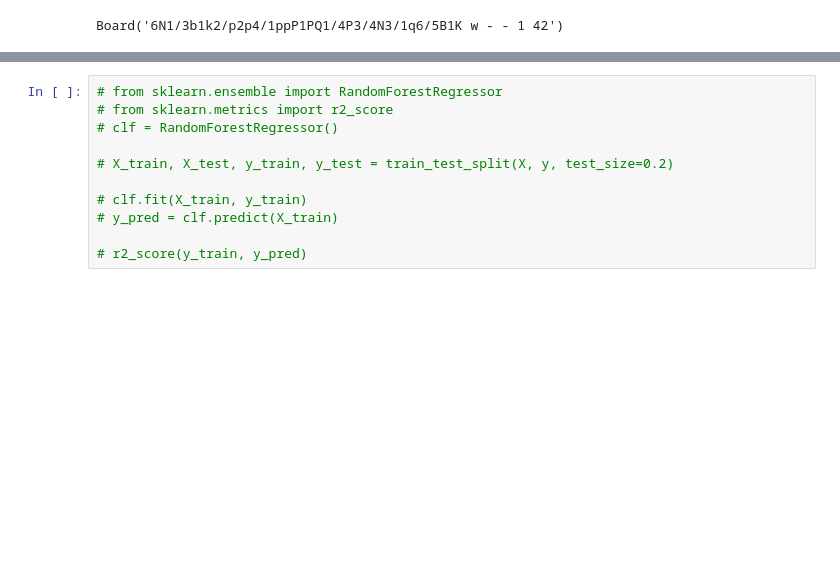
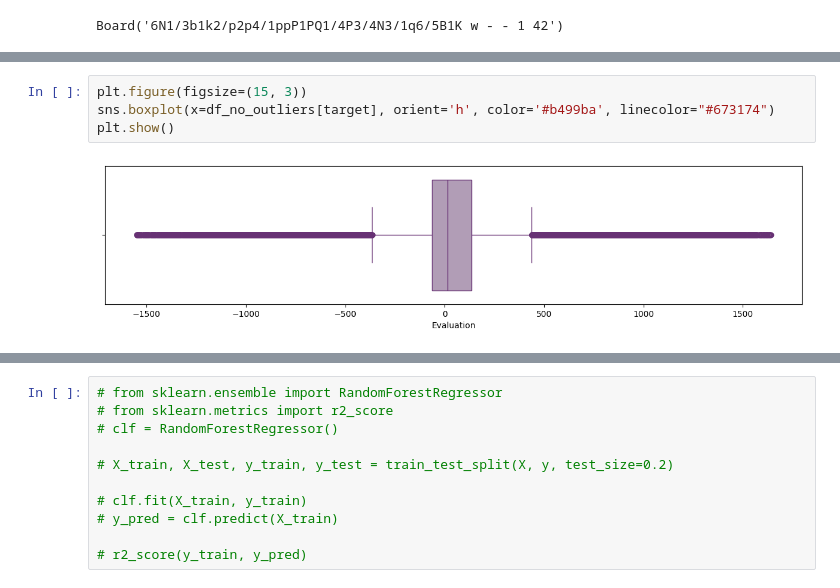
Before and after one commit to albert-ce/kaggle-chess-evaluations, a Jupyter notebook: Kaggle - Chess Evaluations.ipynb, the cells around one changed output, grey strips where cells are left out. Saved outputs shown, nothing was run; the diff lists cells and outputs as text; blank space fills up the shorter version.

```diff
--- a/Kaggle - Chess Evaluations.ipynb
+++ b/Kaggle - Chess Evaluations.ipynb
@@ -1109,0 +1123,6 @@ I am not a chess expert, and it's true that black is missing the two knights in
+# %%
+plt.figure(figsize=(15, 3))
+sns.boxplot(x=df_no_outliers[target], orient='h', color='#b499ba', linecolor="#673174")
+plt.show()
+# %% [output]
+[figure, added]
```
Also changed, not shown: parts of 23 cells of this notebook.
